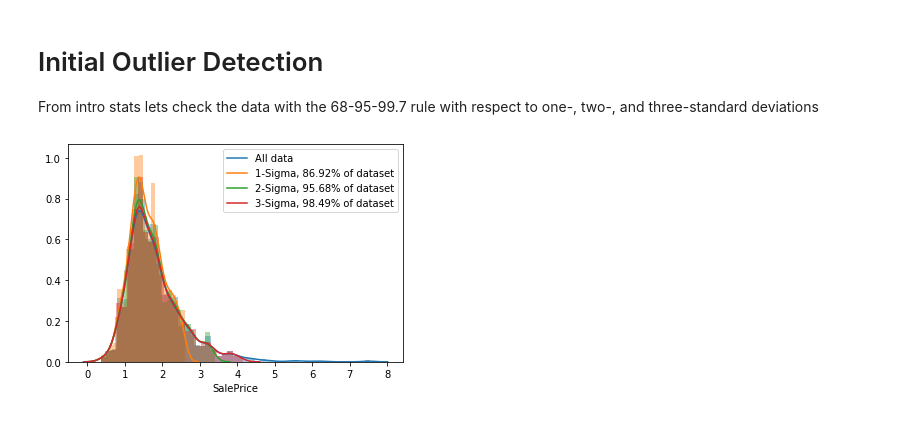
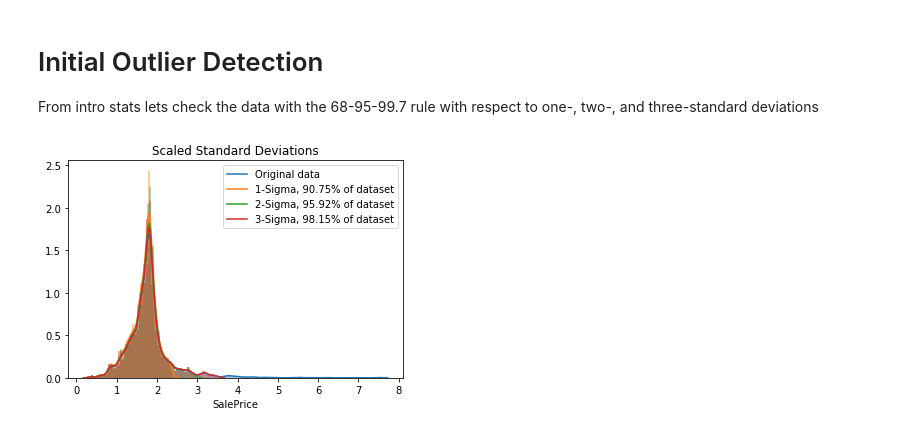
Before and after one commit to ChrisMattSam/cuanto_cuesta_casa, a Jupyter notebook: house_prices_jupyter.ipynb, the cells around one changed output. Cells and saved outputs as stored; diff of their text form; code cells hidden in the pictures.

```diff
--- a/house_prices_jupyter.ipynb
+++ b/house_prices_jupyter.ipynb
@@ -1,9 +7,14 @@
 # %%
 import pandas as pd
 import numpy as np
-import pylab as plt
-from sklearn import linear_model as lm
 import seaborn as sbn
 import matplotlib.pyplot as plt
 from scipy.stats import norm
 from scipy import stats
+
+
+df =  pd.read_csv('data/train.csv').set_index('Id')
+df_test = pd.concat([pd.read_csv('data/test.csv').set_index('Id'),
+                    pd.read_csv('data/sample_submission.csv').set_index('Id')],1)
+df = pd.concat([df, df_test])
+print(df.SalePrice.describe())
@@ -14,4 +30,0 @@ This will be a regression based notebook for the kaggle competition found here:
-# %%
-df = pd.read_csv('data/train.csv')
-df.set_index('Id', inplace= True)
-print(df.SalePrice.describe())
@@ -31,24 +34,29 @@ Name: SalePrice, dtype: float64
 From intro stats lets check the data with the 68-95-99.7 rule with respect to one-, two-, and three-standard deviations
 # %%
 def trim(df,std_dev=1, scale = False, return_df = False):
+    '''
+    From intro stats, check the 68-95-99.7 rule with respect to 1-sd, 2-sd,
+    3-sd.
+    '''
     mu = df.SalePrice.mean()
     sigma = df.SalePrice.std()
     if scale:
         scale = 100000
     else:
         scale = 1
     trimmed_df = df.loc[(abs(df.SalePrice) <= (mu + std_dev*sigma))]
     data = trimmed_df.SalePrice
     if return_df:
         return trimmed_df
     else:
         label = str(std_dev) + "-Sigma, " + str(round(100*data.shape[0]/df.SalePrice.shape[0],2)) + "% of dataset"
         sbn.distplot(data/scale, kde_kws = {"label": label})
 
-
-sbn.distplot(df.SalePrice/100000, kde_kws={"label": "All data"})
+sbn.distplot(df.SalePrice/100000, kde_kws={"label": "Original data"})
 trim(df,1,True)
 trim(df,2,True)
 trim(df,3,True)
+plt.title('Scaled Standard Deviations')
+plt.show()
 # %% [output]
-[figure, old version]
+[figure, new version]
```
Also changed, not shown: parts of 67 cells of this notebook, 2 other files.
